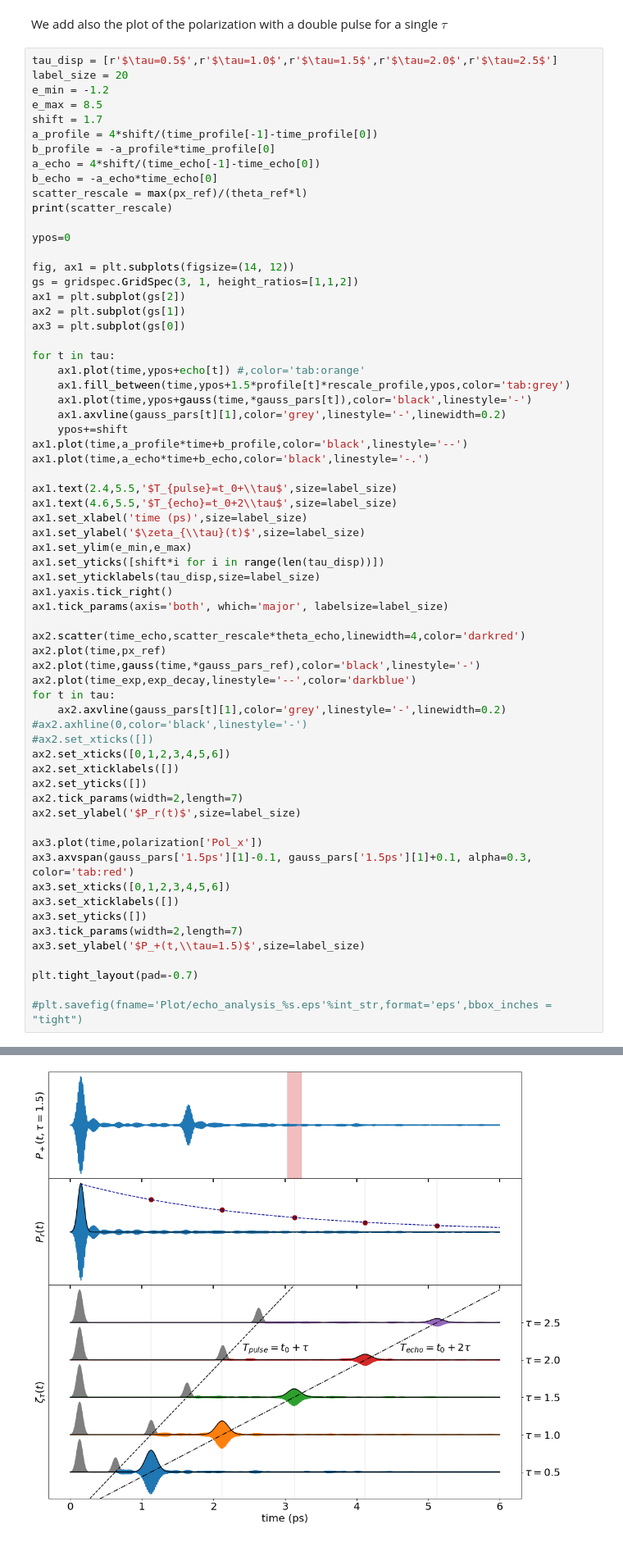
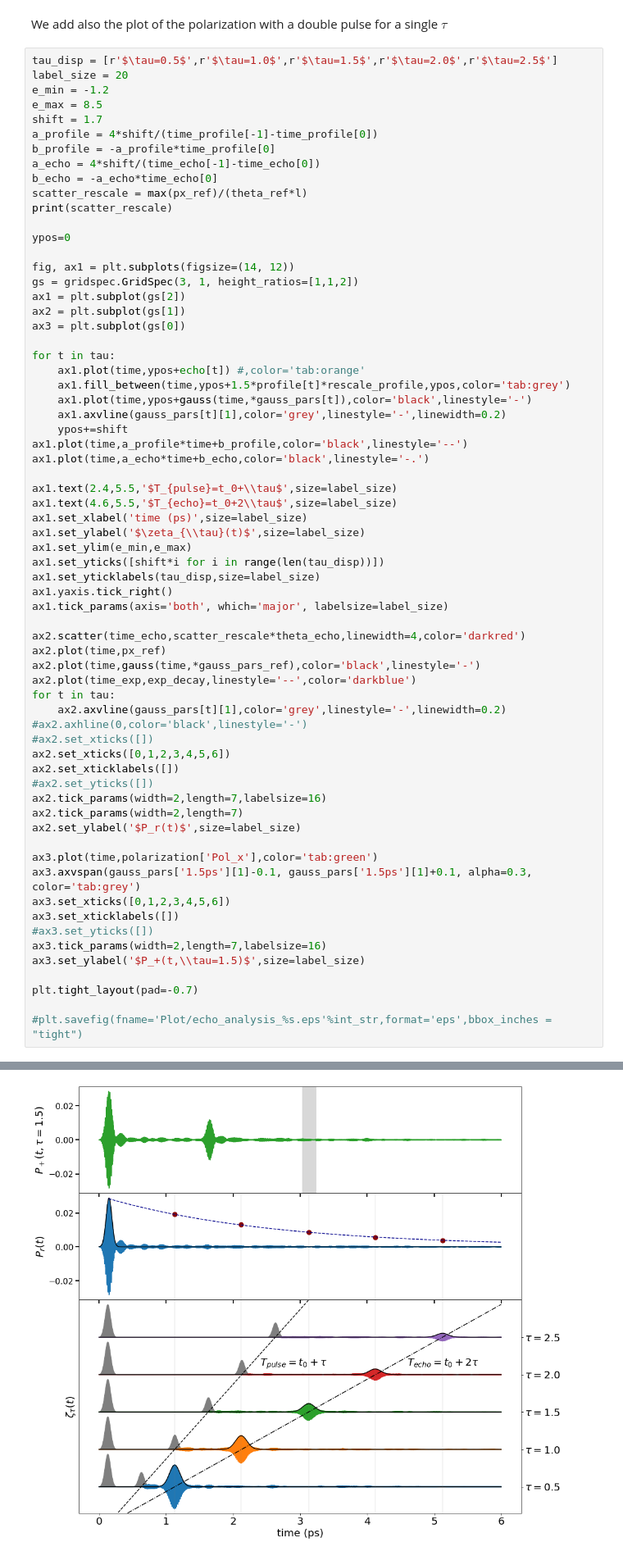
Before and after one commit to marcodalessandro76/Echo_mechanisms_decay_time_optical_orientation, a Jupyter notebook: PHOTON_ECO/ANALYSIS_Plot.ipynb, the cells around one changed output, grey strips where cells are left out. Shown: that part at 82% size. Saved outputs shown, nothing was run; the diff lists cells and outputs as text.

```diff
--- a/PHOTON_ECO/ANALYSIS_Plot.ipynb
+++ b/PHOTON_ECO/ANALYSIS_Plot.ipynb
@@ -334,39 +334,40 @@ ax1.text(4.6,5.5,'$T_{echo}=t_0+2\\tau$',size=label_size)
 ax1.set_xlabel('time (ps)',size=label_size)
 ax1.set_ylabel('$\zeta_{\\tau}(t)$',size=label_size)
 ax1.set_ylim(e_min,e_max)
 ax1.set_yticks([shift*i for i in range(len(tau_disp))])
 ax1.set_yticklabels(tau_disp,size=label_size)
 ax1.yaxis.tick_right()
 ax1.tick_params(axis='both', which='major', labelsize=label_size)
 
 ax2.scatter(time_echo,scatter_rescale*theta_echo,linewidth=4,color='darkred')
 ax2.plot(time,px_ref)
 ax2.plot(time,gauss(time,*gauss_pars_ref),color='black',linestyle='-')
 ax2.plot(time_exp,exp_decay,linestyle='--',color='darkblue')
 for t in tau:
     ax2.axvline(gauss_pars[t][1],color='grey',linestyle='-',linewidth=0.2)
 #ax2.axhline(0,color='black',linestyle='-')
 #ax2.set_xticks([])
 ax2.set_xticks([0,1,2,3,4,5,6])
 ax2.set_xticklabels([])
-ax2.set_yticks([])
+#ax2.set_yticks([])
+ax2.tick_params(width=2,length=7,labelsize=16)
 ax2.tick_params(width=2,length=7)
 ax2.set_ylabel('$P_r(t)$',size=label_size)
 
-ax3.plot(time,polarization['Pol_x'])
-ax3.axvspan(gauss_pars['1.5ps'][1]-0.1, gauss_pars['1.5ps'][1]+0.1, alpha=0.3, color='tab:red')
+ax3.plot(time,polarization['Pol_x'],color='tab:green')
+ax3.axvspan(gauss_pars['1.5ps'][1]-0.1, gauss_pars['1.5ps'][1]+0.1, alpha=0.3, color='tab:grey')
 ax3.set_xticks([0,1,2,3,4,5,6])
 ax3.set_xticklabels([])
-ax3.set_yticks([])
-ax3.tick_params(width=2,length=7)
+#ax3.set_yticks([])
+ax3.tick_params(width=2,length=7,labelsize=16)
 ax3.set_ylabel('$P_+(t,\\tau=1.5)$',size=label_size)
 
 plt.tight_layout(pad=-0.7)
 
 #plt.savefig(fname='Plot/echo_analysis_%s.eps'%int_str,format='eps',bbox_inches = "tight")
 # %% [output]
 508.8799234126034
-[figure, old version]
+[figure, new version]
 # %%
 # the shape is consistent with a delay 2*tau
 a_echo/a_profile
```
Also changed, not shown: parts of 1 cell of this notebook.
